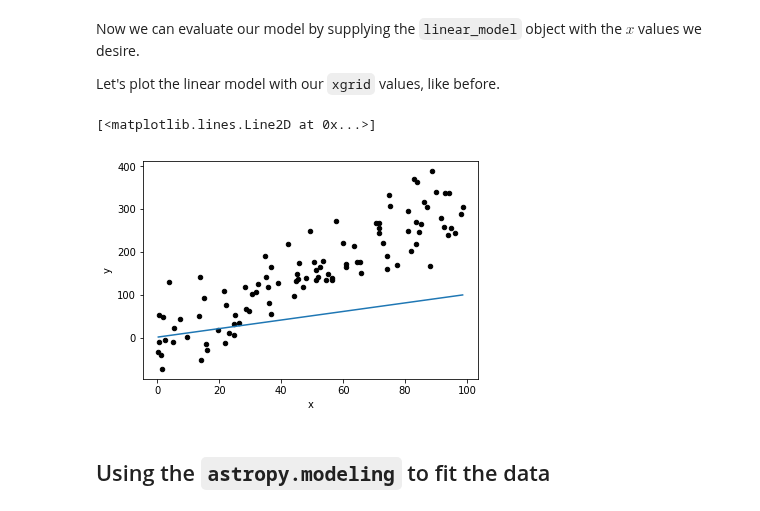
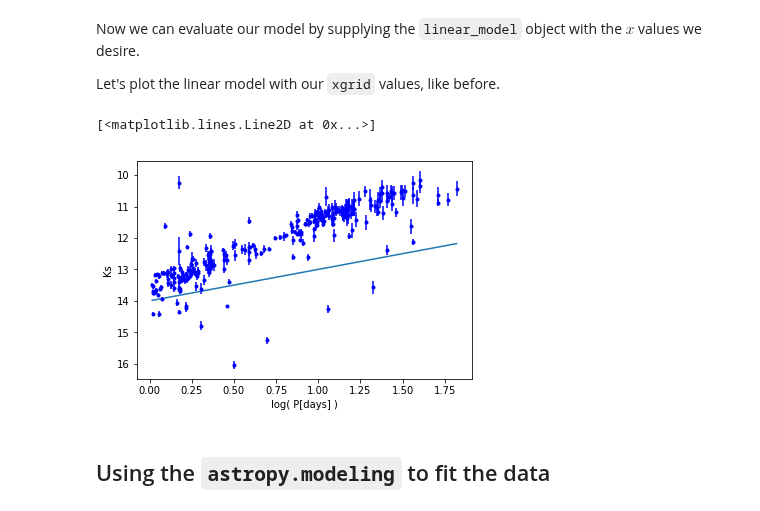
Before and after one commit to astropy/astropy-tutorials, a Jupyter notebook: tutorials/astropy-modeling/astropy-modeling.ipynb, the cells around one changed output. Saved outputs shown, nothing was run; the diff lists cells and outputs as text; code cells hidden in the pictures.

Commit message:
Finished updating chi by eye linear fit astroquery data

```diff
--- a/tutorials/astropy-modeling/astropy-modeling.ipynb
+++ b/tutorials/astropy-modeling/astropy-modeling.ipynb
@@ -52,12 +52,15 @@ print(catalog[0].keys())
 ['VVV-ID', 'OGLE-ID', 'Period', 'Class', '__Vmag_', '__Imag_', '__Jmag_', '__Hmag_', '__Ksmag_', 'e__Jmag_', 'e__Hmag_', 'e__Ksmag_', 'E_J-Ks_', 'Simbad', '_RA', '_DE']
 # %%
 # We want the Period and K-band magnitudes ('__Ksmag_')
-period = catalog[0]['Period']
-k_mag = catalog[0]['__Ksmag_']
-k_mag_err = catalog[0]['e__Ksmag_']
+period = np.array(catalog[0]['Period']) # recast table.column to np.array
+k_mag = np.array(catalog[0]['__Ksmag_'])
+k_mag_err = np.array(catalog[0]['e__Ksmag_'])
 
-print(k_mag_err)
-print(k_mag_err)
+log10_period = np.log10(period) # the Period-Luminosity relation is actually
+                                # a log-log relation
 
-#plt.errorbar(np.log10(period),k_mag,yerr='k_mag_err')
+# visualize the data
+plt.errorbar(log10_period,k_mag,yerr=k_mag_err,fmt='b.')
+plt.xlabel('log( P[days] )')
+plt.ylabel(r'Ks')
 # %% [output]
@@ -116,9 +97,9 @@ def my_line(x, m, b):
 Now let's set up a grid of $x$ values and evaluate our line function with our favorite $m$ and $b$.  I will use the minimum and maximum values of the data points to define the endpoints of the $x$ grid.
 # %%
 nx    = 1000  # Number of x values to use in our grid
-xgrid = np.linspace(np.min(aq_x), np.max(aq_x), nx)
+xgrid = np.linspace(np.min(log10_period), np.max(log10_period), nx)
 
-m0, b0 = 1.0, 1.0
+m0, b0 = -1.0, 14.0 # don't forget, we flipped the y-axis, so the slope should be negative!
 model0 = my_line(xgrid, m0, b0)
 # %% [markdown]
 Now let's plot it with the scatter plot to see how our model compares.
@@ -147,14 +129,15 @@ Now we can evaluate our model by supplying the `linear_model` object with the $x
 
 Let's plot the linear model with our `xgrid` values, like before.
 # %%
-plt.scatter(aq_x, aq_y, s=20, color='k')
-plt.xlabel("x")
-plt.ylabel("y")
+plt.errorbar(log10_period,k_mag,yerr=k_mag_err,fmt='b.')
+plt.xlabel('log( P[days] )')
+plt.ylabel(r'Ks')
+plt.gca().invert_yaxis()
 
 plt.plot(xgrid, linear_model(xgrid))
 # %% [output]
 [<matplotlib.lines.Line2D at 0x...>]
-[figure, old version]
+[figure, new version]
 # %% [markdown]
 ## Using the `astropy.modeling` to fit the data
 # %% [markdown]
```
Also changed, not shown: parts of 14 cells of this notebook.
